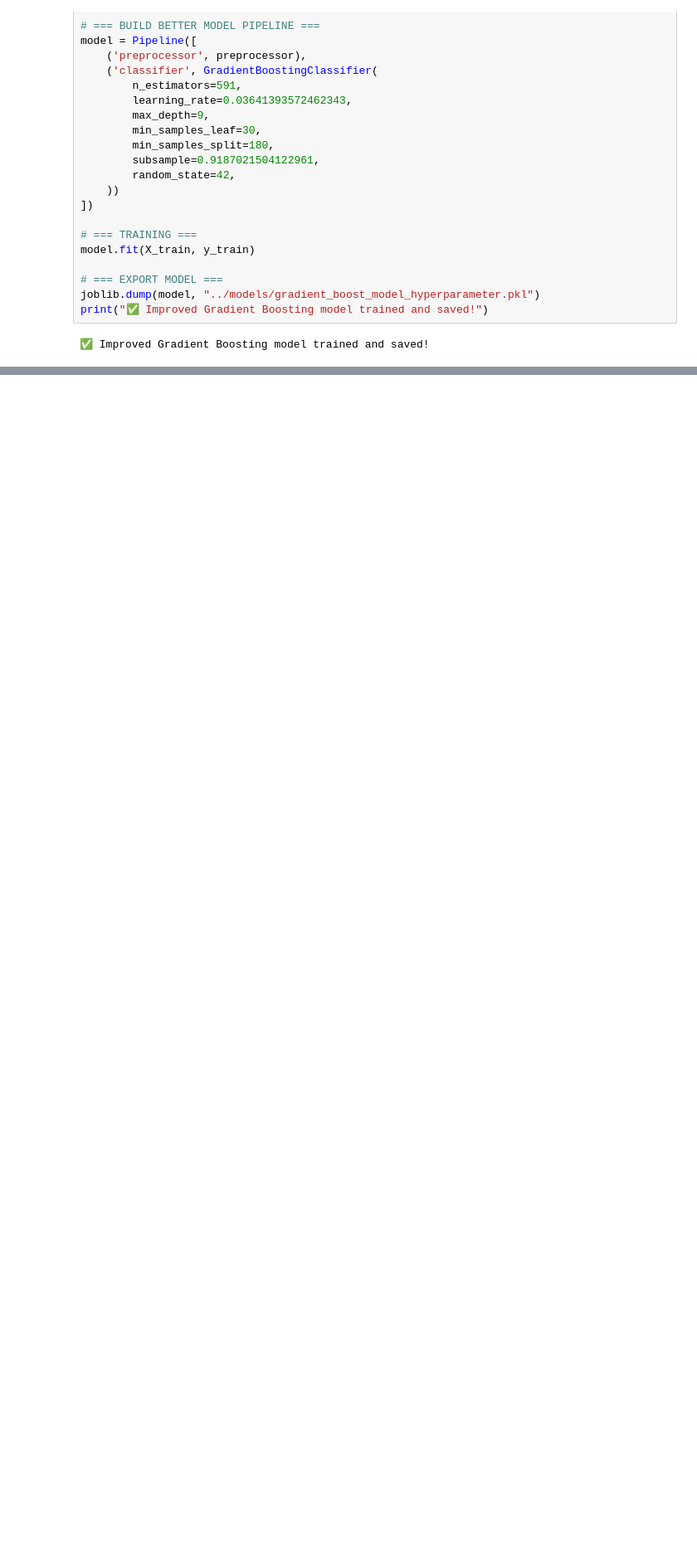
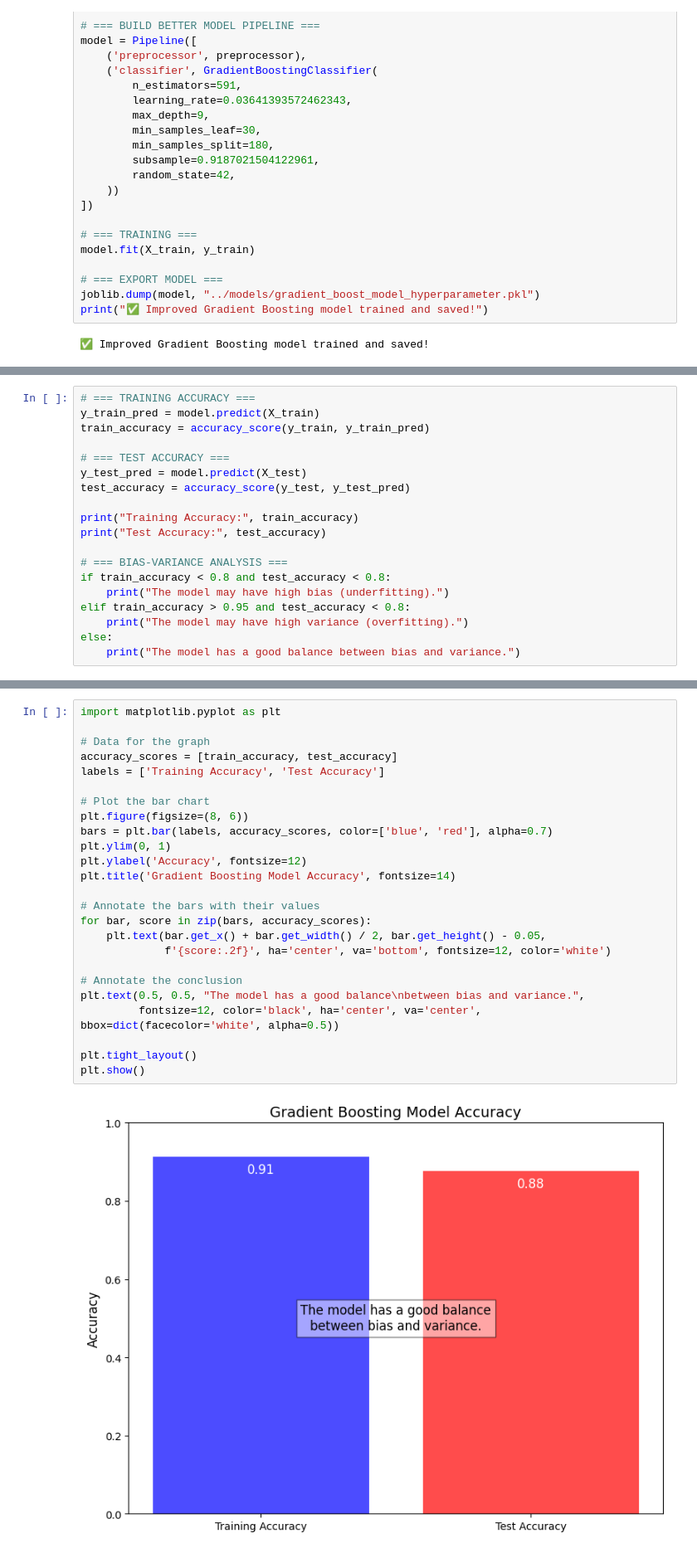
Before and after one commit to Laernos/Insurance_Renewal_Prediction, a Jupyter notebook: model_codes/gradient_boost_model_hyperparameter.ipynb, the cells around one changed output, grey strips where cells are left out. Shown at 83% size. Saved outputs shown, nothing was run; the diff lists cells and outputs as text; blank space fills up the shorter version.

```diff
--- a/model_codes/gradient_boost_model_hyperparameter.ipynb
+++ b/model_codes/gradient_boost_model_hyperparameter.ipynb
@@ -110,0 +177,19 @@ weighted avg       0.90      0.90      0.89     21111
+# %%
+# === TRAINING ACCURACY ===
+y_train_pred = model.predict(X_train)
+train_accuracy = accuracy_score(y_train, y_train_pred)
+
+# === TEST ACCURACY ===
+y_test_pred = model.predict(X_test)
+test_accuracy = accuracy_score(y_test, y_test_pred)
+
+print("Training Accuracy:", train_accuracy)
+print("Test Accuracy:", test_accuracy)
+
+# === BIAS-VARIANCE ANALYSIS ===
+if train_accuracy < 0.8 and test_accuracy < 0.8:
+    print("The model may have high bias (underfitting).")
+elif train_accuracy > 0.95 and test_accuracy < 0.8:
+    print("The model may have high variance (overfitting).")
+else:
+    print("The model has a good balance between bias and variance.")
@@ -110,0 +200,27 @@ weighted avg       0.90      0.90      0.89     21111
+# %%
+import matplotlib.pyplot as plt
+
+# Data for the graph
+accuracy_scores = [train_accuracy, test_accuracy]
+labels = ['Training Accuracy', 'Test Accuracy']
+
+# Plot the bar chart
+plt.figure(figsize=(8, 6))
+bars = plt.bar(labels, accuracy_scores, color=['blue', 'red'], alpha=0.7)
+plt.ylim(0, 1)
+plt.ylabel('Accuracy', fontsize=12)
+plt.title('Gradient Boosting Model Accuracy', fontsize=14)
+
+# Annotate the bars with their values
+for bar, score in zip(bars, accuracy_scores):
+    plt.text(bar.get_x() + bar.get_width() / 2, bar.get_height() - 0.05,
+             f'{score:.2f}', ha='center', va='bottom', fontsize=12, color='white')
+
+# Annotate the conclusion
+plt.text(0.5, 0.5, "The model has a good balance\nbetween bias and variance.",
+         fontsize=12, color='black', ha='center', va='center', bbox=dict(facecolor='white', alpha=0.5))
+
+plt.tight_layout()
+plt.show()
+# %% [output]
+[figure, added]
```
Also changed, not shown: parts of 5 cells of this notebook, 3 other files.
